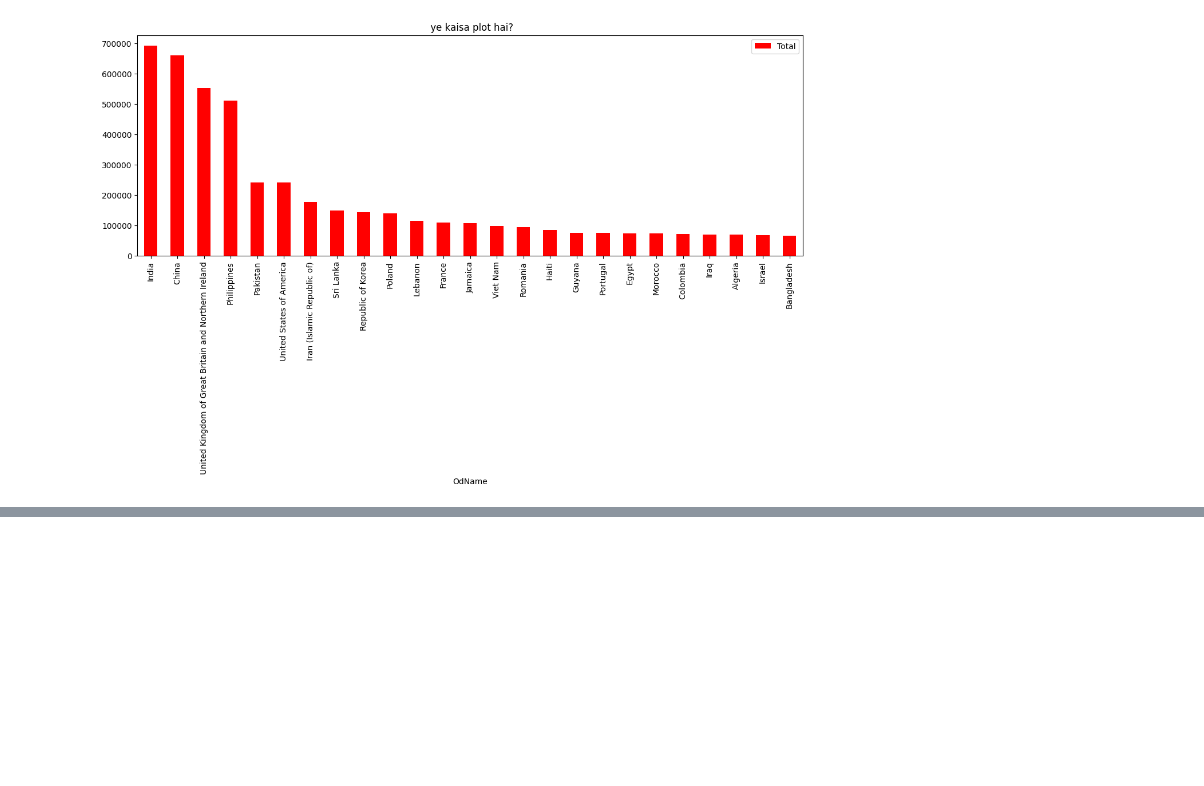
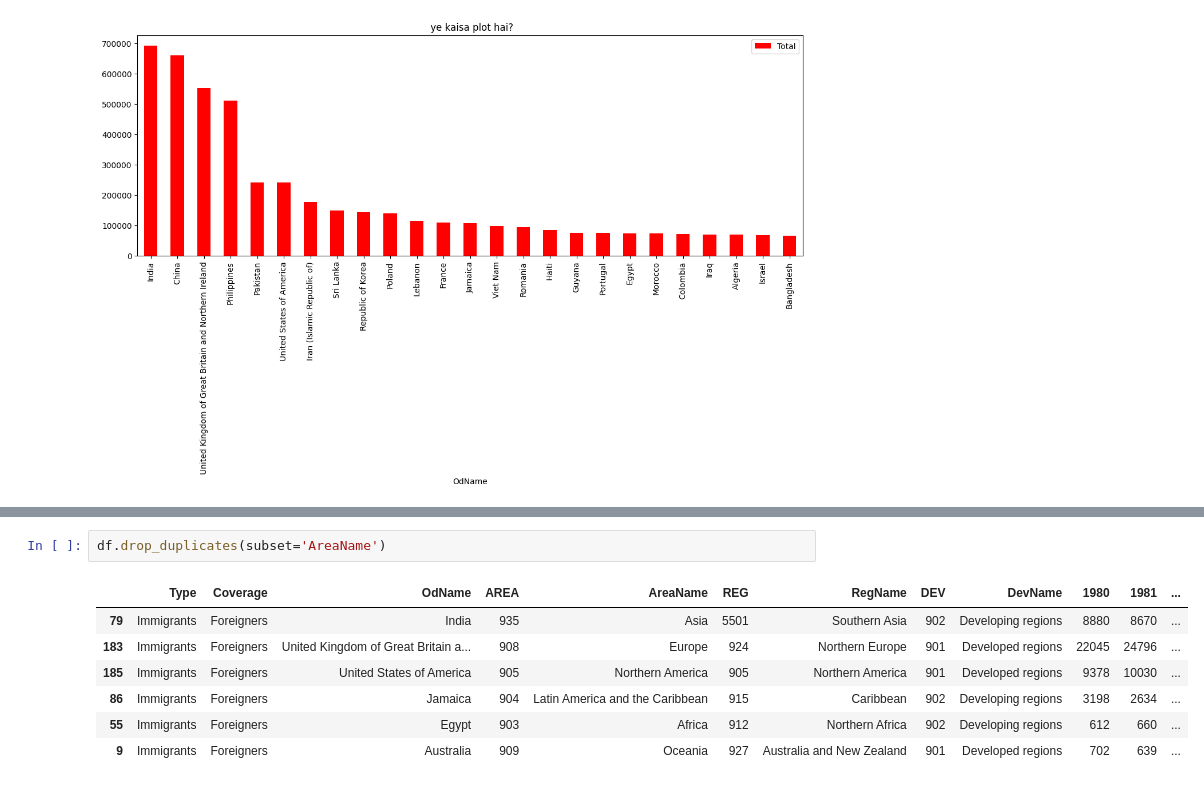
Before and after one commit to iamaanraza/pythonDS, a Jupyter notebook: pandas_basics/analysis.ipynb, the cells around one changed output, grey strips where cells are left out. Drawn from its saved outputs; the diff is of its cells as text; blank space fills up the shorter version.

```diff
--- a/pandas_basics/analysis.ipynb
+++ b/pandas_basics/analysis.ipynb
@@ -456,0 +499,10 @@ df[['OdName','Total']].head(25).plot(
+# %%
+df.drop_duplicates(subset='AreaName')
+# %% [output]
+|  | Type | Coverage | OdName | AREA | AreaName | REG | RegName | DEV | DevName | 1980 | 1981 | ... |
+| 79 | Immigrants | Foreigners | India | 935 | Asia | 5501 | Southern Asia | 902 | Developing regions | 8880 | 8670 | ... |
+| 183 | Immigrants | Foreigners | United Kingdom of Great Britain a... | 908 | Europe | 924 | Northern Europe | 901 | Developed regions | 22045 | 24796 | ... |
+| 185 | Immigrants | Foreigners | United States of America | 905 | Northern America | 905 | Northern America | 901 | Developed regions | 9378 | 10030 | ... |
+| 86 | Immigrants | Foreigners | Jamaica | 904 | Latin America and the Caribbean | 915 | Caribbean | 902 | Developing regions | 3198 | 2634 | ... |
+| 55 | Immigrants | Foreigners | Egypt | 903 | Africa | 912 | Northern Africa | 902 | Developing regions | 612 | 660 | ... |
+| 9 | Immigrants | Foreigners | Australia | 909 | Oceania | 927 | Australia and New Zealand | 901 | Developed regions | 702 | 639 | ... |
```
Also changed, not shown: parts of 16 cells of this notebook.
